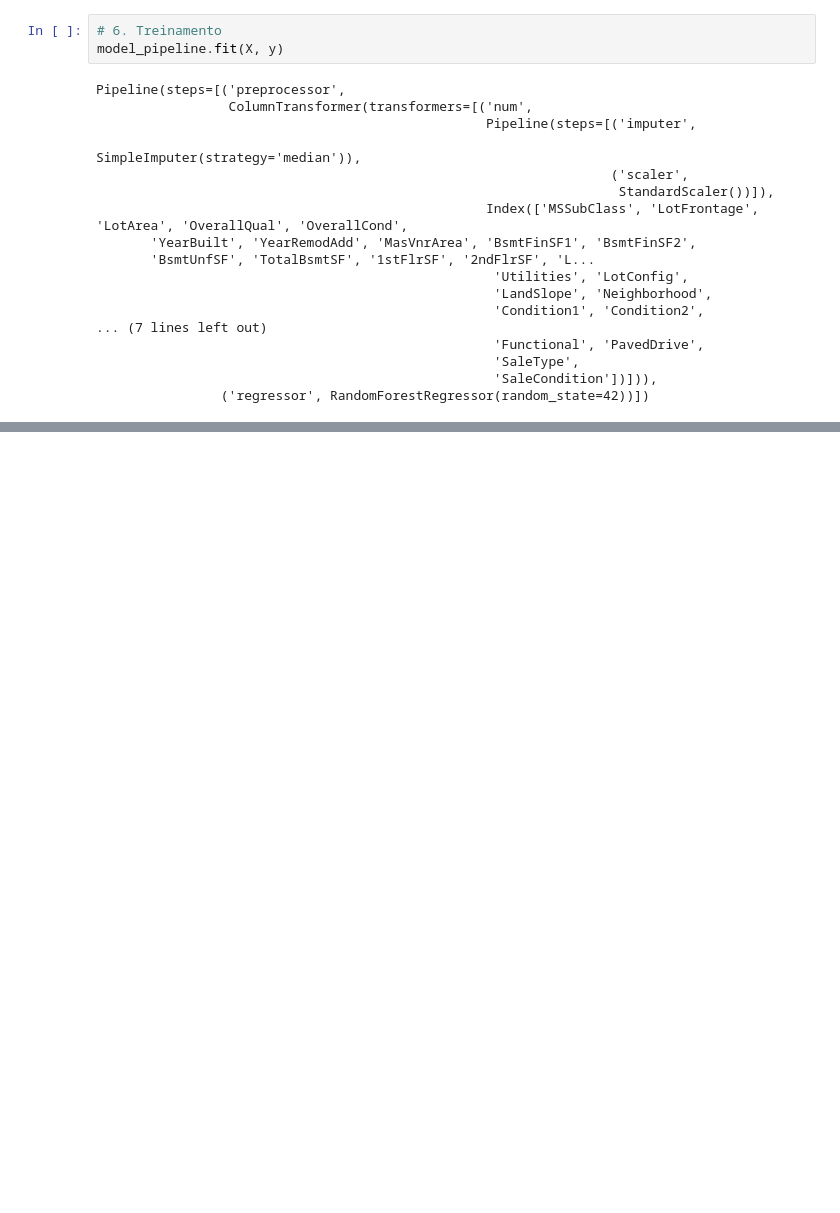
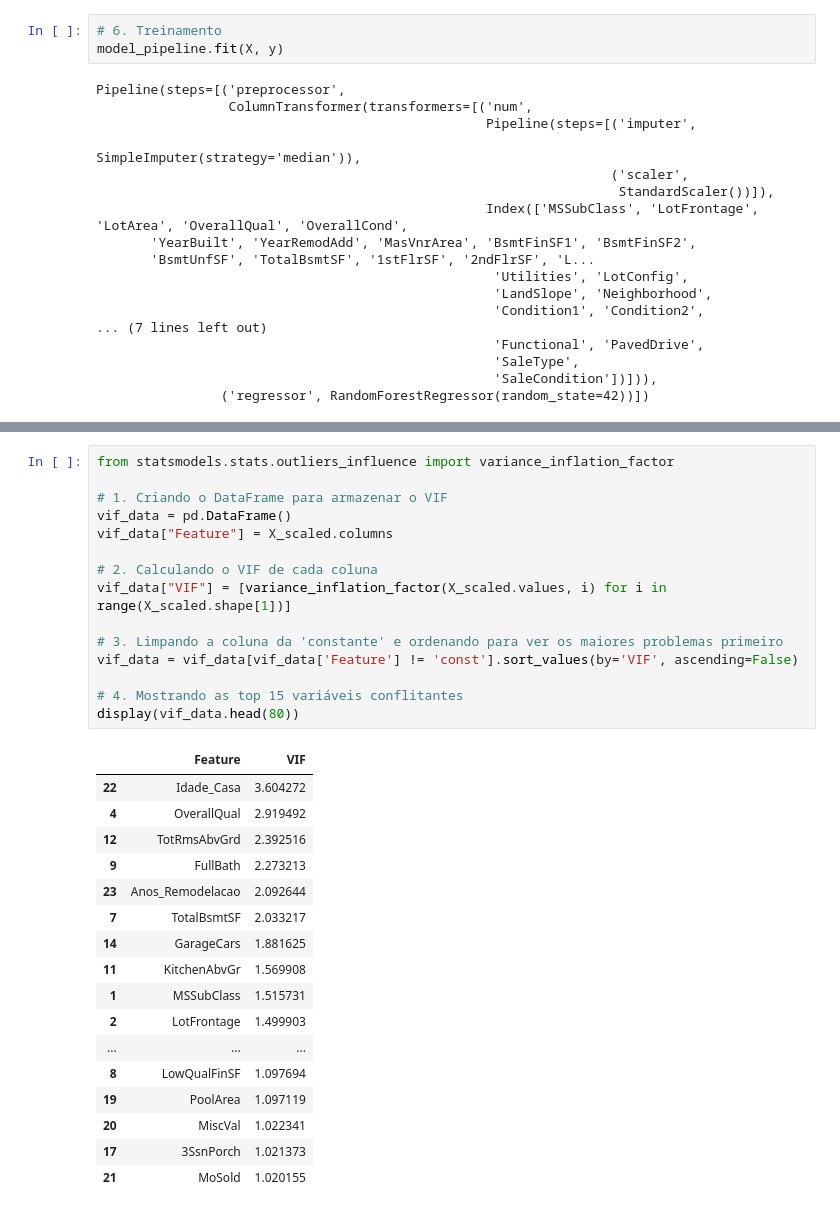
Before and after one commit to loreslei/Data_Science_Optimization, a Jupyter notebook: T2.ipynb, the cells around one changed output, grey strips where cells are left out. Saved outputs shown, nothing was run; the diff lists cells and outputs as text; blank space fills up the shorter version.

```diff
--- a/T2.ipynb
+++ b/T2.ipynb
@@ -237,3 +265,36 @@ plt.show()
+# %%
+from statsmodels.stats.outliers_influence import variance_inflation_factor
+
+# 1. Criando o DataFrame para armazenar o VIF
+vif_data = pd.DataFrame()
+vif_data["Feature"] = X_scaled.columns
+
+# 2. Calculando o VIF de cada coluna
+vif_data["VIF"] = [variance_inflation_factor(X_scaled.values, i) for i in range(X_scaled.shape[1])]
+
+# 3. Limpando a coluna da 'constante' e ordenando para ver os maiores problemas primeiro
+vif_data = vif_data[vif_data['Feature'] != 'const'].sort_values(by='VIF', ascending=False)
+
+# 4. Mostrando as top 15 variáveis conflitantes
+display(vif_data.head(80))
+# %% [output]
+|  | Feature | VIF |
+| 22 | Idade_Casa | 3.604272 |
+| 4 | OverallQual | 2.919492 |
+| 12 | TotRmsAbvGrd | 2.392516 |
+| 9 | FullBath | 2.273213 |
+| 23 | Anos_Remodelacao | 2.092644 |
+| 7 | TotalBsmtSF | 2.033217 |
+| 14 | GarageCars | 1.881625 |
+| 11 | KitchenAbvGr | 1.569908 |
+| 1 | MSSubClass | 1.515731 |
+| 2 | LotFrontage | 1.499903 |
+| ... | ... | ... |
+| 8 | LowQualFinSF | 1.097694 |
+| 19 | PoolArea | 1.097119 |
+| 20 | MiscVal | 1.022341 |
+| 17 | 3SsnPorch | 1.021373 |
+| 21 | MoSold | 1.020155 |
 # %%
 import pandas as pd
 import numpy as np
```
Also changed, not shown: parts of 14 cells of this notebook.
